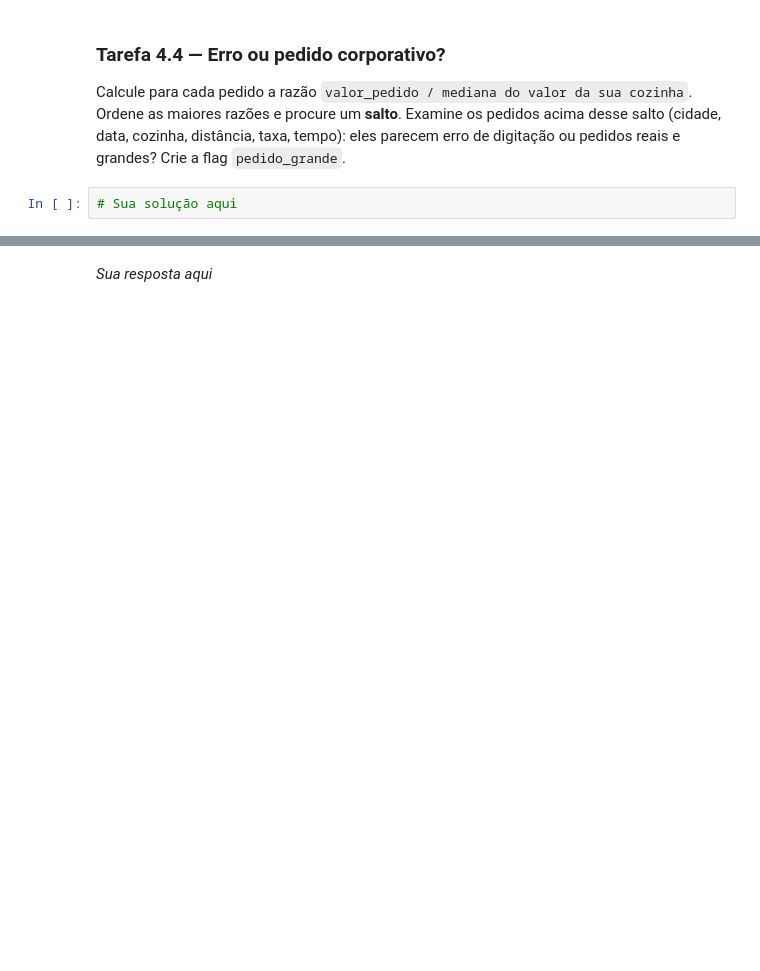
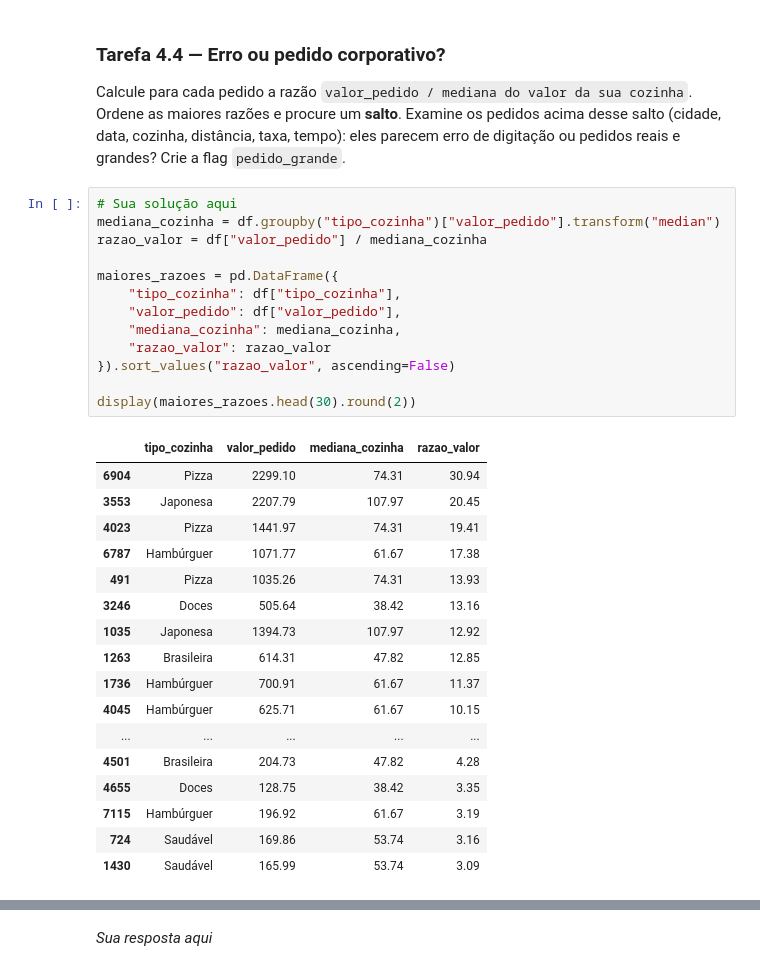
Before and after one commit to deborabaldeznilo/projeto-delivery, a Jupyter notebook: projeto_final.ipynb, the cells around one changed output, grey strips where cells are left out. Saved outputs shown, nothing was run; the diff lists cells and outputs as text; blank space fills up the shorter version.

```diff
--- a/projeto_final.ipynb
+++ b/projeto_final.ipynb
@@ -467,3 +884,32 @@ Aplique 1,5·IQR **na base inteira** e conte, por `tipo_cozinha`, quantos pedido
 Calcule para cada pedido a razão `valor_pedido / mediana do valor da sua cozinha`. Ordene as maiores razões e procure um **salto**. Examine os pedidos acima desse salto (cidade, data, cozinha, distância, taxa, tempo): eles parecem erro de digitação ou pedidos reais e grandes? Crie a flag `pedido_grande`.
 # %%
 # Sua solução aqui
+mediana_cozinha = df.groupby("tipo_cozinha")["valor_pedido"].transform("median")
+razao_valor = df["valor_pedido"] / mediana_cozinha
+
+maiores_razoes = pd.DataFrame({
+    "tipo_cozinha": df["tipo_cozinha"],
+    "valor_pedido": df["valor_pedido"],
+    "mediana_cozinha": mediana_cozinha,
+    "razao_valor": razao_valor
+}).sort_values("razao_valor", ascending=False)
+
+display(maiores_razoes.head(30).round(2))
+# %% [output]
+|  | tipo_cozinha | valor_pedido | mediana_cozinha | razao_valor |
+| 6904 | Pizza | 2299.10 | 74.31 | 30.94 |
+| 3553 | Japonesa | 2207.79 | 107.97 | 20.45 |
+| 4023 | Pizza | 1441.97 | 74.31 | 19.41 |
+| 6787 | Hambúrguer | 1071.77 | 61.67 | 17.38 |
+| 491 | Pizza | 1035.26 | 74.31 | 13.93 |
+| 3246 | Doces | 505.64 | 38.42 | 13.16 |
+| 1035 | Japonesa | 1394.73 | 107.97 | 12.92 |
+| 1263 | Brasileira | 614.31 | 47.82 | 12.85 |
+| 1736 | Hambúrguer | 700.91 | 61.67 | 11.37 |
+| 4045 | Hambúrguer | 625.71 | 61.67 | 10.15 |
+| ... | ... | ... | ... | ... |
+| 4501 | Brasileira | 204.73 | 47.82 | 4.28 |
+| 4655 | Doces | 128.75 | 38.42 | 3.35 |
+| 7115 | Hambúrguer | 196.92 | 61.67 | 3.19 |
+| 724 | Saudável | 169.86 | 53.74 | 3.16 |
+| 1430 | Saudável | 165.99 | 53.74 | 3.09 |
```
Also changed, not shown: parts of 56 cells of this notebook.
